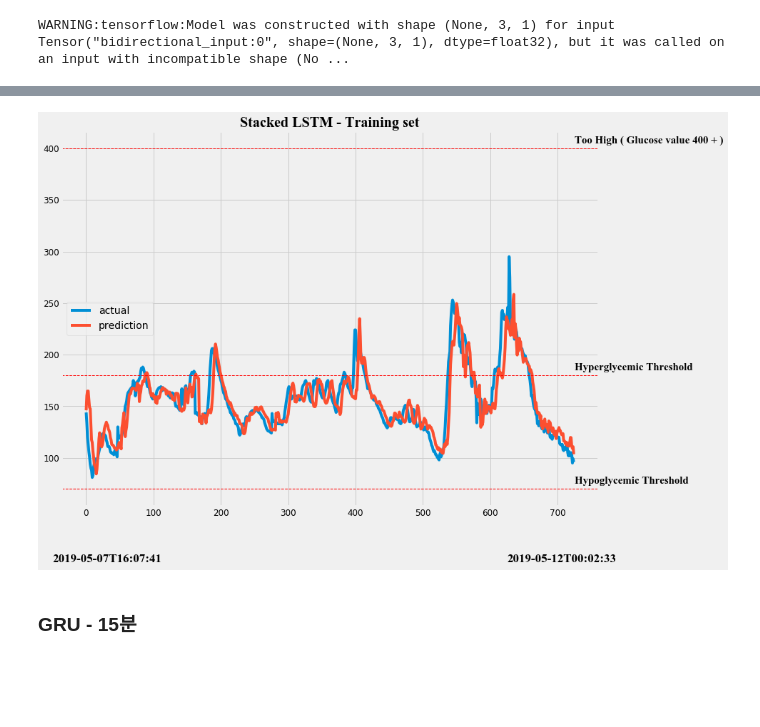
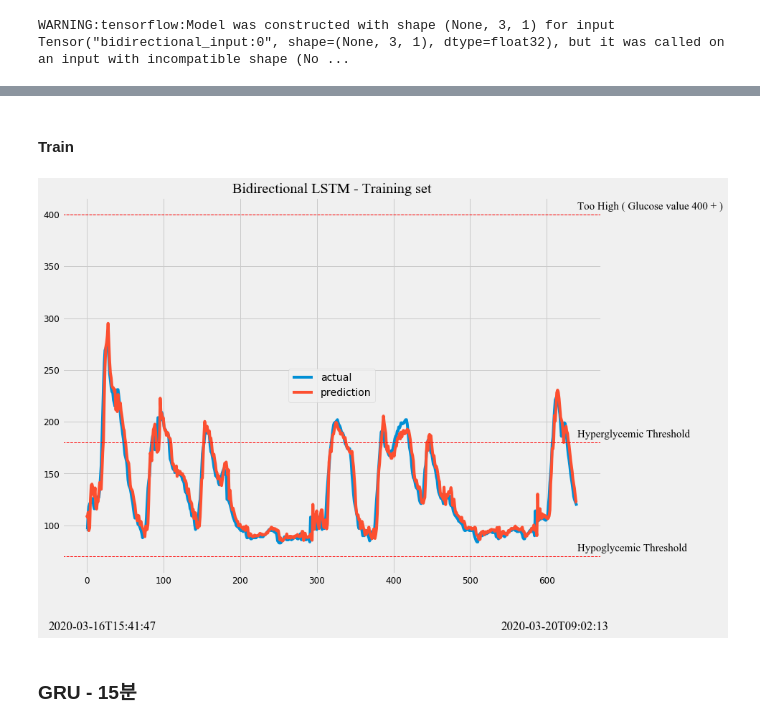
Before and after one commit to dongsikchoi/Blood-Glucose-Prediction-LSTM, a Jupyter notebook: 2020_12_21_Blood_Glucose_Preidction.ipynb, the cells around one changed output, grey strips where cells are left out. Drawn from its saved outputs; the diff is of its cells as text; code cells hidden in the pictures; blank space fills up the shorter version.

```diff
--- a/2020_12_21_Blood_Glucose_Preidction.ipynb
+++ b/2020_12_21_Blood_Glucose_Preidction.ipynb
@@ -23,7 +23,7 @@ pd.set_option('display.max_columns',500)
 # %%
 #df=pd.read_csv("BG_sample2.csv")
 #df=pd.read_excel("BG_sample18.xlsx")
-df=pd.read_excel("BG_sample1.xlsx")
+df=pd.read_excel("BG_sample19.xlsx")
 # %%
 df.shape
 # %% [output]
@@ -425,7 +443,7 @@ raw_seq=raw_seq.to_numpy(dtype='int64')
 # %%
 TRAIN_SPLIT=int(len(raw_seq)*0.7)
 uni_past_history=6
-uni_future_target=5 # 이거 -1이면 naive method
+uni_future_target=2 # 이거 -1이면 naive method
 x_train_uni,y_train_uni = uni_data(raw_seq,0,TRAIN_SPLIT,
                                   uni_past_history,
                                   uni_future_target)
@@ -911,26 +964,28 @@ train_bilstm_15 = RMSE(y_train_uni,predict_result)
+# %% [markdown]
+#### Train
 # %%
 # 트레이닝셋
 plt.figure(figsize=(12,9))
 plt.plot(y_train_uni,label='actual')
 plt.plot(predict_result,label='prediction')
 plt.axhline(y=70,c='r',linestyle='--',linewidth=1)
 plt.axhline(y=180,c='r',linestyle='--',linewidth=1)
 plt.axhline(y=400,c='r',linestyle='--',linewidth=1)
 plt.text(len(predict_result),185,'Hyperglycemic Threshold',family='Times New Roman',size=15)
 #plt.text(len(predict_result),75,'Hypoglycemic Threshold',family='Times New Roman',size=15)
 plt.text(len(predict_result),75,'Hypoglycemic Threshold',family='Times New Roman',size=15)
 plt.text(len(predict_result),405,'Too High ( Glucose value 400 + )',family='Times New Roman',size=15)
-plt.title('Stacked LSTM - Training set',family='Times New Roman')
+plt.title('Bidirectional LSTM - Training set',family='Times New Roman')
 #plt.text(-100,-1,df['Timestamp'][0],family='Times New Roman',fontweight='bold',size=17)
 #plt.text(len(predict_result),405,'Too High ( Glucose value 400 + )',family='Times New Roman',size=15)
 
 plt.text(-50,-1,df['Timestamp'][0],family='Times New Roman',fontweight='bold',size=17)
 plt.text(len(predict_result)-100,-1,df['Timestamp'][len(df['Timestamp'])-1],family='Times New Roman',fontweight='bold',size=17)
 
 plt.legend(loc='best')
 plt.show()
 # %% [output]
-[figure, old version]
+[figure, new version]
 # %% [markdown]
 ### GRU - 15분
 # %%
```
Also changed, not shown: parts of 185 cells of this notebook.
